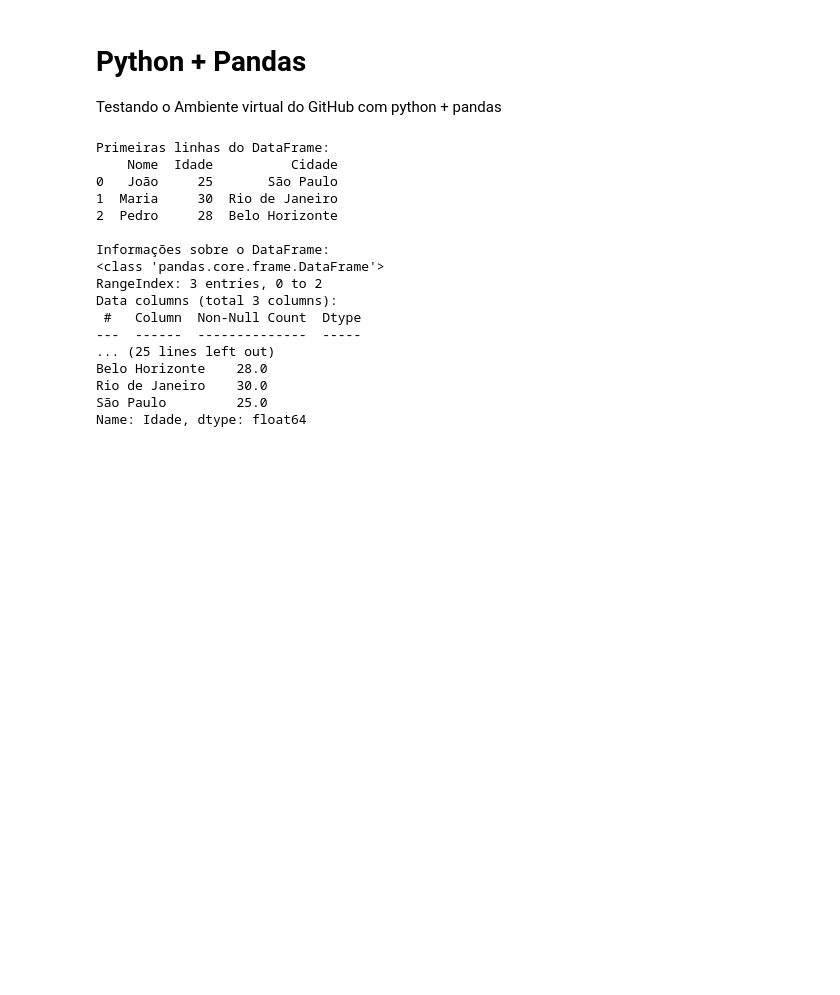
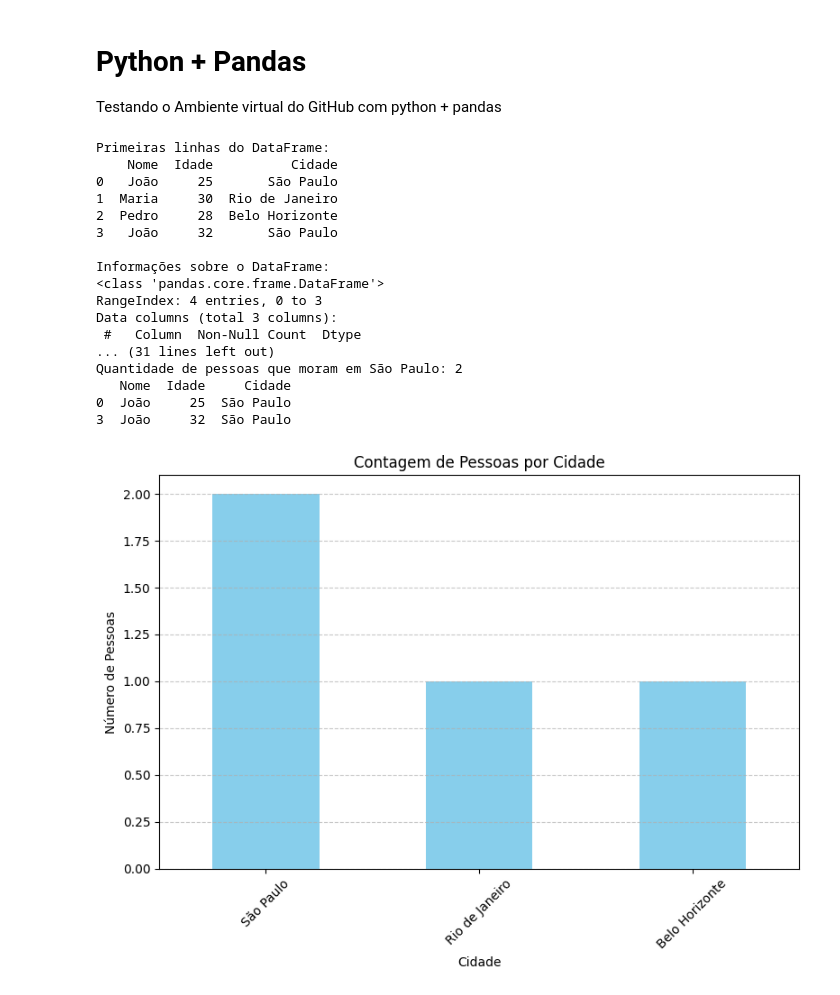
Before and after one commit to brunogalvao/python-ufpr, a Jupyter notebook: teste.ipynb, the cells around one changed output. Drawn from its saved outputs; the diff is of its cells as text; code cells hidden in the pictures; blank space fills up the shorter version.

```diff
--- a/teste.ipynb
+++ b/teste.ipynb
@@ -27,21 +27,56 @@ print(df[filtro_idade])
 # Agrupar os dados por cidade e calcular a média da idade
 print("\nMédia de idade por cidade:")
 print(df.groupby('Cidade')['Idade'].mean())
+
+
+# Média
+# Criar um filtro para selecionar apenas as linhas onde a cidade é "São Paulo"
+filtro_cidade = df['Cidade'] == "São Paulo"
+
+# Calcular a quantidade de pessoas que moram em São Paulo
+quantidade_sao_paulo = filtro_cidade.sum()
+
+# Mostrar a quantidade de pessoas que moram em São Paulo
+print("Quantidade de pessoas que moram em São Paulo:", quantidade_sao_paulo)
+
+print(df[filtro_cidade])
 # %% [output]
 Primeiras linhas do DataFrame:
     Nome  Idade          Cidade
 0   João     25       São Paulo
 1  Maria     30  Rio de Janeiro
 2  Pedro     28  Belo Horizonte
+3   João     32       São Paulo
 
 Informações sobre o DataFrame:
 <class 'pandas.core.frame.DataFrame'>
-RangeIndex: 3 entries, 0 to 2
+RangeIndex: 4 entries, 0 to 3
 Data columns (total 3 columns):
  #   Column  Non-Null Count  Dtype
----  ------  --------------  -----
-... (25 lines left out)
-Belo Horizonte    28.0
-Rio de Janeiro    30.0
-São Paulo         25.0
-Name: Idade, dtype: float64
+... (31 lines left out)
+Quantidade de pessoas que moram em São Paulo: 2
+   Nome  Idade     Cidade
+0  João     25  São Paulo
+3  João     32  São Paulo
+# %%
+import pandas as pd
+import matplotlib.pyplot as plt
+
+# Carregar os dados do arquivo CSV em um DataFrame
+df = pd.read_csv('dados.csv')
+
+# Contagem de pessoas por cidade
+contagem_cidade = df['Cidade'].value_counts()
+
+# Plotar o gráfico de barras
+plt.figure(figsize=(8, 6))
+contagem_cidade.plot(kind='bar', color='skyblue')
+plt.title('Contagem de Pessoas por Cidade')
+plt.xlabel('Cidade')
+plt.ylabel('Número de Pessoas')
+plt.xticks(rotation=45)  # Rotacionar os rótulos do eixo x para melhor visualização
+plt.grid(axis='y', linestyle='--', alpha=0.7)  # Adicionar linhas de grade horizontal
+plt.tight_layout()  # Ajustar layout para evitar corte de rótulos
+plt.show()
+# %% [output]
+[figure, added]
```
Also changed, not shown: 4 other files.
